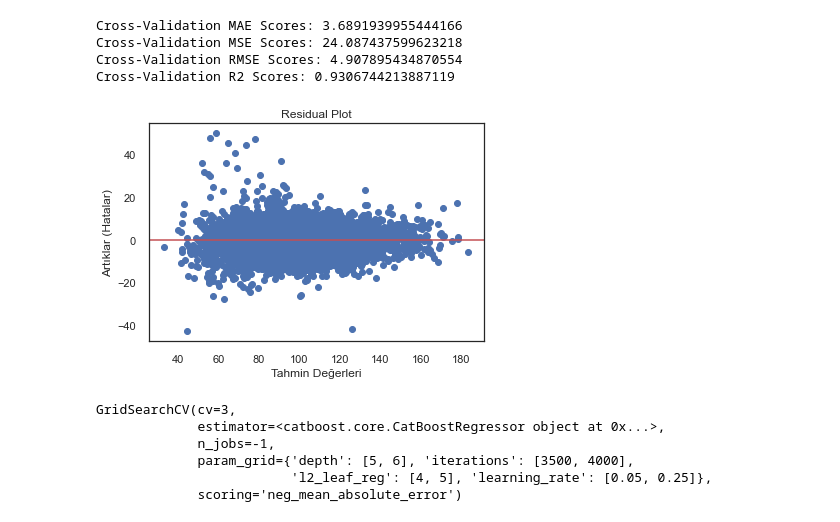
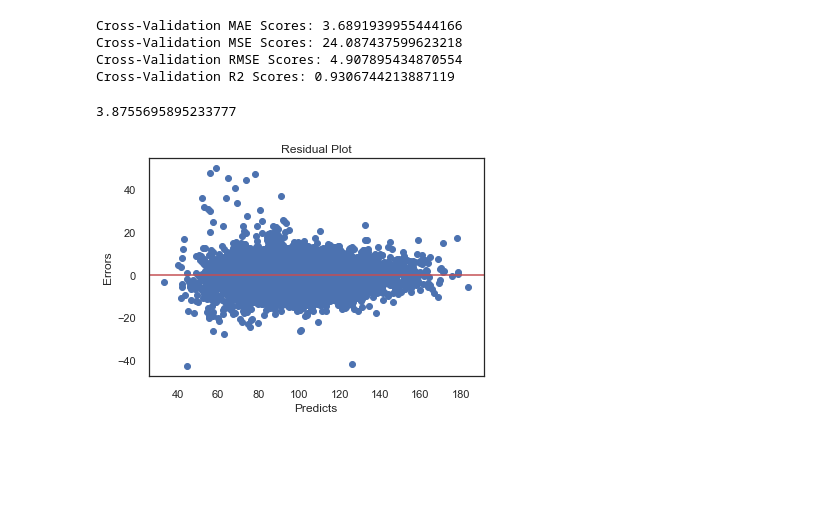
Before and after one commit to marbc3/Football-Players-Potential-Estimation, a Jupyter notebook: FM.ipynb, the cells around one changed output. Drawn from its saved outputs; the diff is of its cells as text; code cells hidden in the pictures; blank space fills up the shorter version.

```diff
--- a/FM.ipynb
+++ b/FM.ipynb
@@ -270,12 +264,16 @@ Cross-Validation MAE Scores: 3.6891939955444166
 Cross-Validation MSE Scores: 24.087437599623218
 Cross-Validation RMSE Scores: 4.907895434870554
 Cross-Validation R2 Scores: 0.9306744213887119
+# %%
+mean_absolute_error(df_test.CA,catboost.predict(df_test.drop(columns=["Name","Position","CA","PA"])))
+# %% [output]
+3.8755695895233777
 # %%
 plt.scatter(y_pred, y_test-y_pred)
 plt.axhline(y=0, color='r', linestyle='-')
-plt.xlabel('Tahmin Değerleri')
-plt.ylabel('Artıklar (Hatalar)')
+plt.xlabel('Predicts')
+plt.ylabel('Errors')
 plt.title('Residual Plot')
 plt.show()
 # %% [output]
-[figure, old version]
+[figure, new version]
@@ -290,17 +279,0 @@ param_grid = {
-# %%
-grid_search = GridSearchCV(catboost, param_grid, scoring='neg_mean_absolute_error', cv=3, n_jobs=-1)
-# veya
-#random_search = RandomizedSearchCV(catboost, param_distributions=param_grid, n_iter=10, scoring='neg_mean_absolute_error', cv=3)
-
-
-
-grid_search.fit(x_train, y_train)
-# veya
-#random_search.fit(x_train, y_train)
-# %% [output]
-GridSearchCV(cv=3,
-             estimator=<catboost.core.CatBoostRegressor object at 0x...>,
-             n_jobs=-1,
-             param_grid={'depth': [5, 6], 'iterations': [3500, 4000],
-                         'l2_leaf_reg': [4, 5], 'learning_rate': [0.05, 0.25]},
-             scoring='neg_mean_absolute_error')
```
Also changed, not shown: parts of 62 cells of this notebook.
